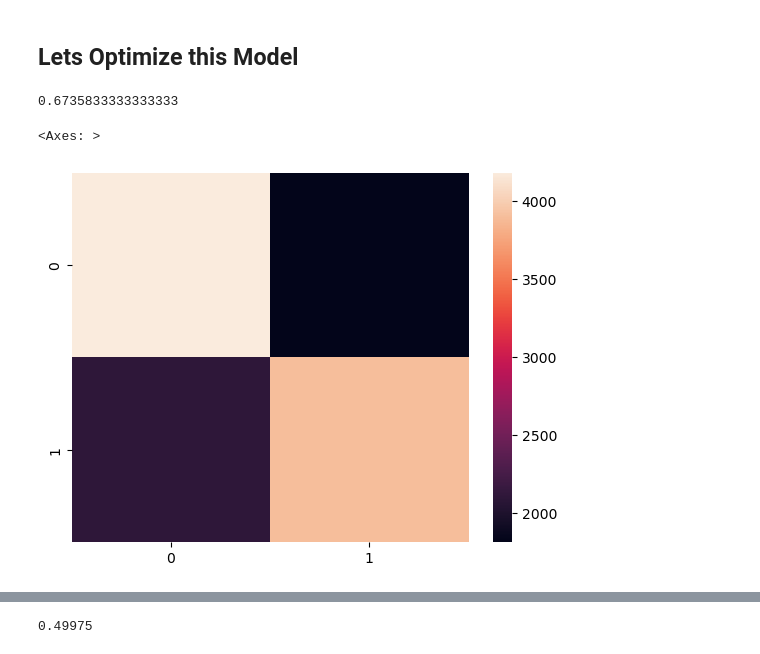
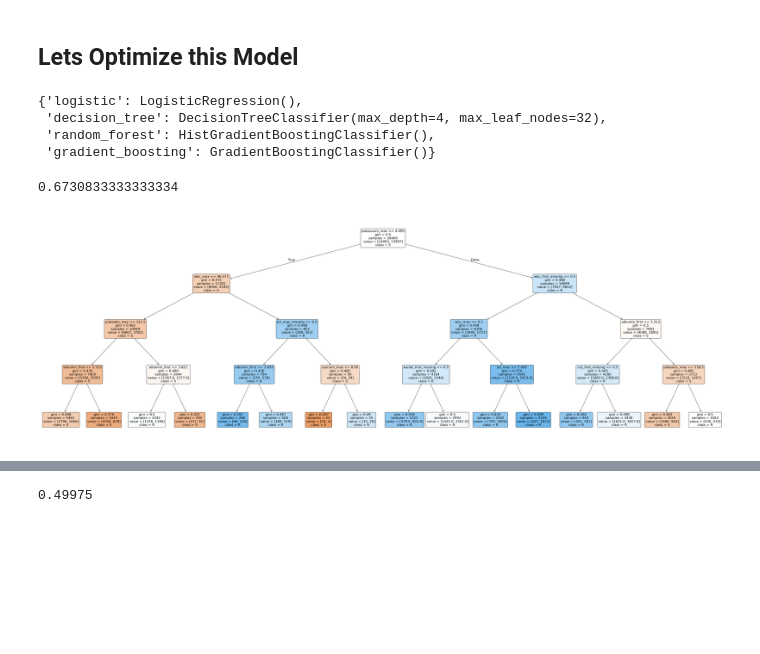
Before and after one commit to matekenya/amr-xai, a Jupyter notebook: amr_xai.ipynb, the cells around one changed output, grey strips where cells are left out. Saved outputs shown, nothing was run; the diff lists cells and outputs as text; code cells hidden in the pictures; blank space fills up the shorter version.

```diff
--- a/amr_xai.ipynb
+++ b/amr_xai.ipynb
@@ -65,35 +71,37 @@ results = pd.DataFrame(model_perfomance)
 # %% [markdown]
 ## Lets Optimize this Model
+# %%
+trained_models
+# %% [output]
+{'logistic': LogisticRegression(),
+ 'decision_tree': DecisionTreeClassifier(max_depth=4, max_leaf_nodes=32),
+ 'random_forest': HistGradientBoostingClassifier(),
+ 'gradient_boosting': GradientBoostingClassifier()}
 # %%
-model = HistGradientBoostingClassifier(random_state=42)
+model = trained_models['random_forest']
 
-model.fit(X_train, y_train)
 
-y_pred = model.predict_proba(X_test)
-y_pred_lbl = np.argmax(y_pred, axis=1)
+y_proba = model.predict_proba(X_test)
+y_pred = np.argmax(y_proba, axis=1)
 
-accuracy_score(y_test, y_pred_lbl)
+accuracy_score(y_test, y_pred)
 # %% [output]
-0.6735833333333333
+0.6730833333333334
 # %%
-%%script false --no-raise-error
 from sklearn.tree import plot_tree
 
 fig, ax = plt.subplots(figsize=(60, 20))
 plot_tree(
-    model,                            # your fitted DecisionTreeClassifier
+    trained_models['decision_tree'],                            # your fitted DecisionTreeClassifier
     feature_names=X_mice.columns.tolist(),
     class_names=['S', 'R'],
     filled=True,                    # colour nodes by class
     rounded=True,
     fontsize=16,
     ax=ax
 )
 plt.savefig('decision_tree.png', dpi=150, bbox_inches='tight')
 plt.show()
+# %% [output]
+[figure, added]
-# %%
-sns.heatmap(confusion_matrix(y_test, y_pred_lbl))
-# %% [output]
-<Axes: >
-[figure, removed]
 # %%
```
Also changed, not shown: parts of 9 cells of this notebook, 1 other file.
